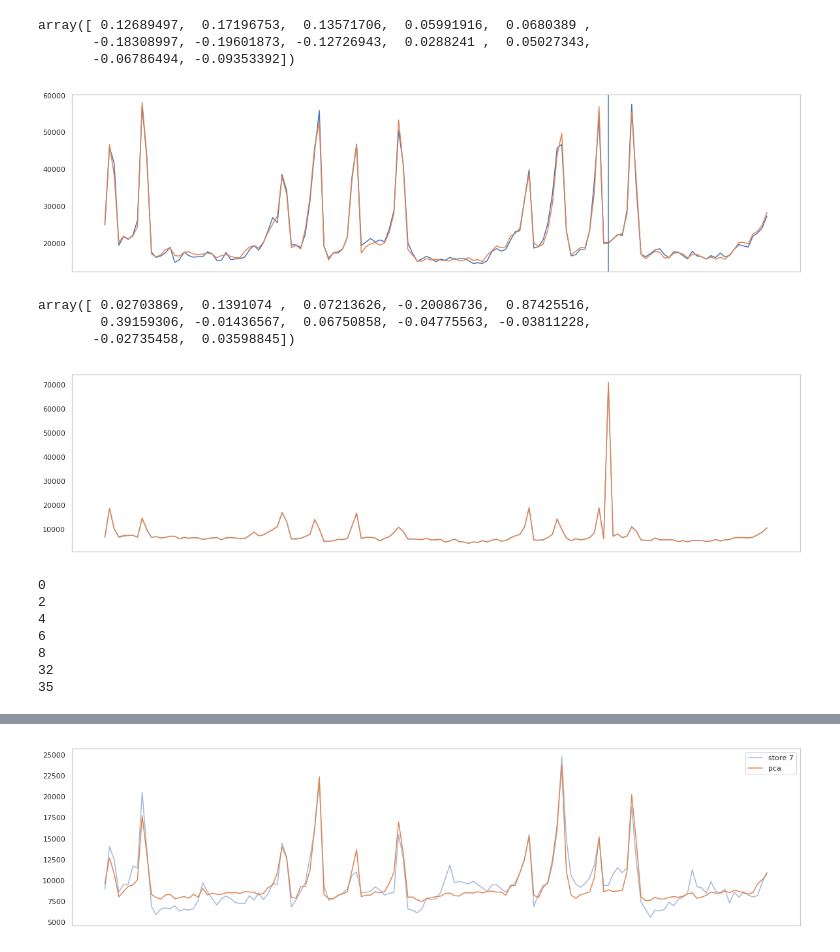
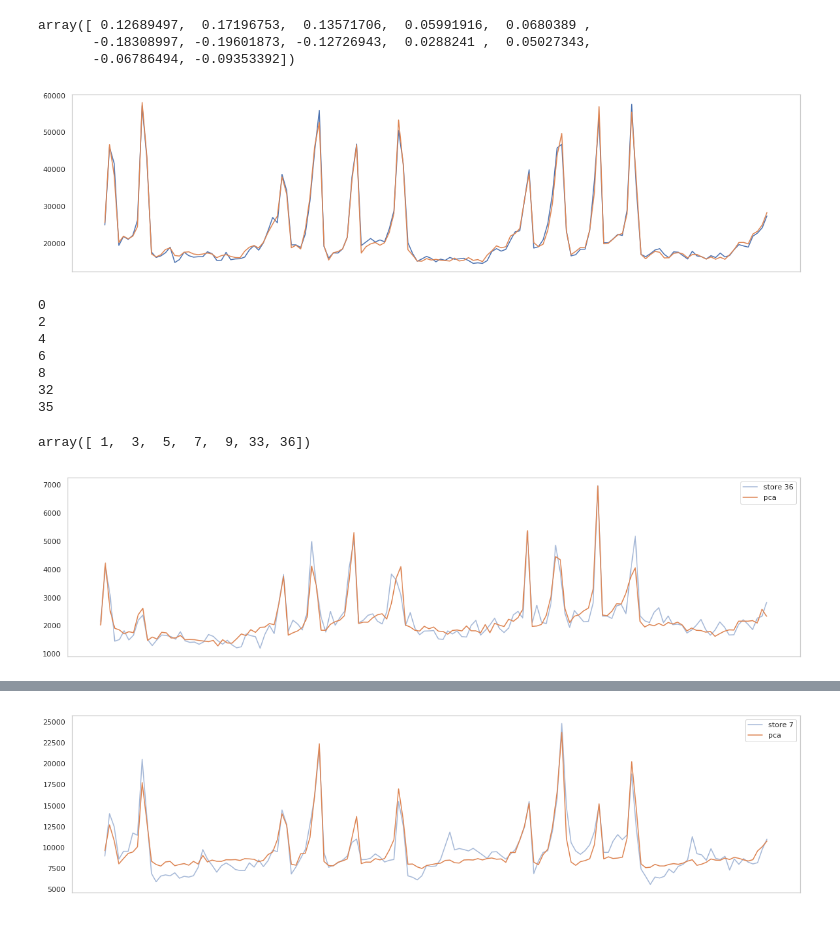
Before and after one commit to HenryPaik1/WalmartDemandForecast, a Jupyter notebook: PCA_details.ipynb, the cells around one changed output, grey strips where cells are left out. Drawn from its saved outputs; the diff is of its cells as text; code cells hidden in the pictures.

```diff
--- a/PCA_details.ipynb
+++ b/PCA_details.ipynb
@@ -78,42 +66,41 @@ array([ 0.12689497,  0.17196753,  0.13571706,  0.05991916,  0.0680389 ,
 # %%
 plt.figure(figsize=(20, 5))
 plt.plot(df_pivot.loc[:, 1].values)
 plt.plot(df_inverse[:, 0])
-plt.axvline(108)
 plt.grid(False)
 plt.xticks([])
 plt.show()
 # %% [output]
-[figure, old version]
+[figure, new version]
-# %%
-# 43번 store의 경우, 5번째 component가 살아남았기 때문에 inverse했을 때 크게 달라지지 않았다
-## 반면 12개 component가 굉장히 작은 store은 변화가 클 것이다
-pca.components_[:, -3]
-# %% [output]
-array([ 0.02703869,  0.1391074 ,  0.07213626, -0.20086736,  0.87425516,
-        0.39159306, -0.01436567,  0.06750858, -0.04775563, -0.03811228,
-       -0.02735458,  0.03598845])
+# %%
+# components 성분 가장 작은 Store는 무엇?
+## 성분이 작은 것은 pca 전후 데이터 차이가 클 것
+val = 100
+for i in range(45):
+    if val > np.sum(abs(pca.components_[:, i])):
+        val = min(val, np.sum(abs(pca.components_[:, i])))
+        print(i)
+# %% [output]
+0
+2
+4
+6
+8
+32
+35
+# %%
+idx = [0,2,4,6,8,32,35]
+df['Store'].unique()[idx]
+# %% [output]
+array([ 1,  3,  5,  7,  9, 33, 36])
 # %%
+# 예상대로 store 36은 전후 차이가 많음
 plt.figure(figsize=(20, 5))
-plt.plot(df_pivot.loc[:, 43].values, alpha=0.5)
-plt.plot(df_inverse[:, -3])
+plt.plot(df_pivot.loc[:, 36], alpha=0.5, label='store 36')
+plt.plot(df_inverse.loc[:, 36], label='pca')
 plt.grid(False)
 plt.xticks([])
+plt.legend()
 plt.show()
 # %% [output]
-[figure, old version]
+[figure, new version]
-# %%
-# components 성분 가장 작은 Store는 무엇?
-val = 100
-for i in range(45):
-    if val > np.sum(abs(pca.components_[:, i])):
-        val = min(val, np.sum(abs(pca.components_[:, i])))
-        print(i)
-# %% [output]
-0
-2
-4
-6
-8
-32
-35
```
Also changed, not shown: parts of 15 cells of this notebook.
